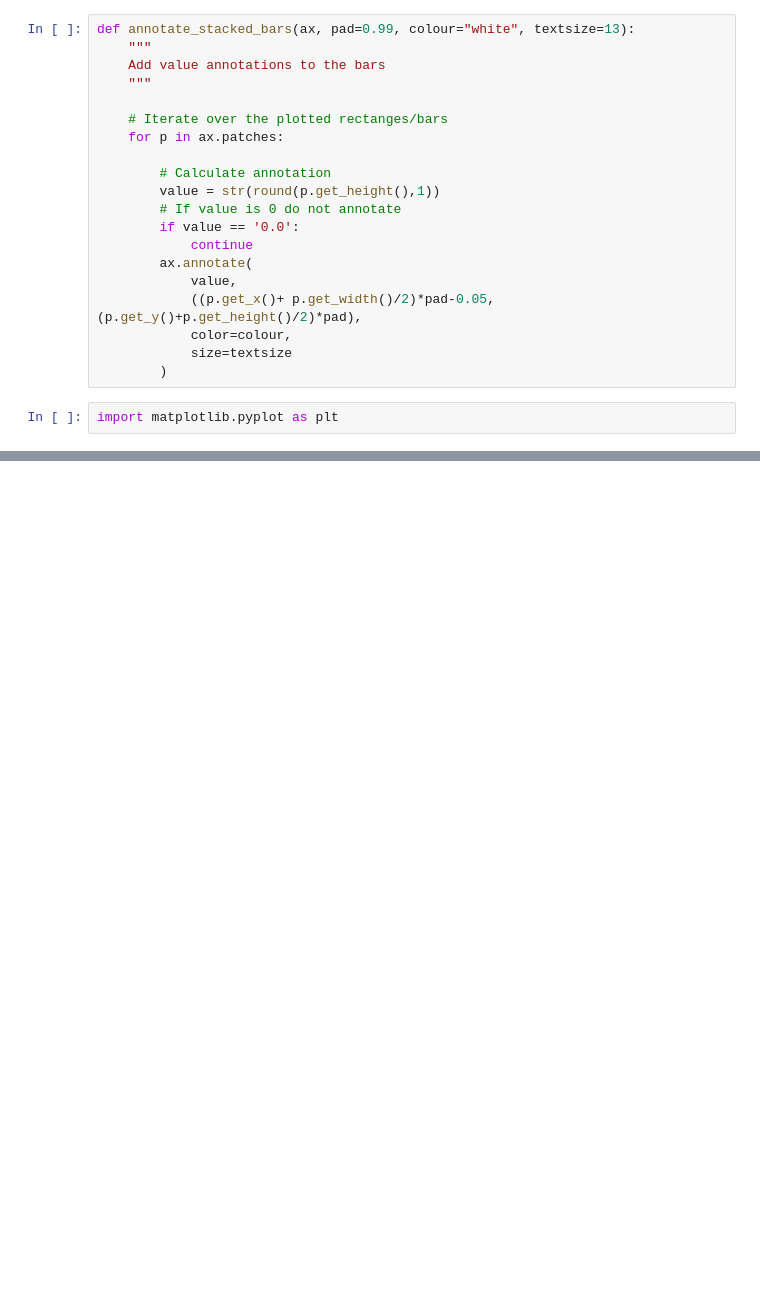
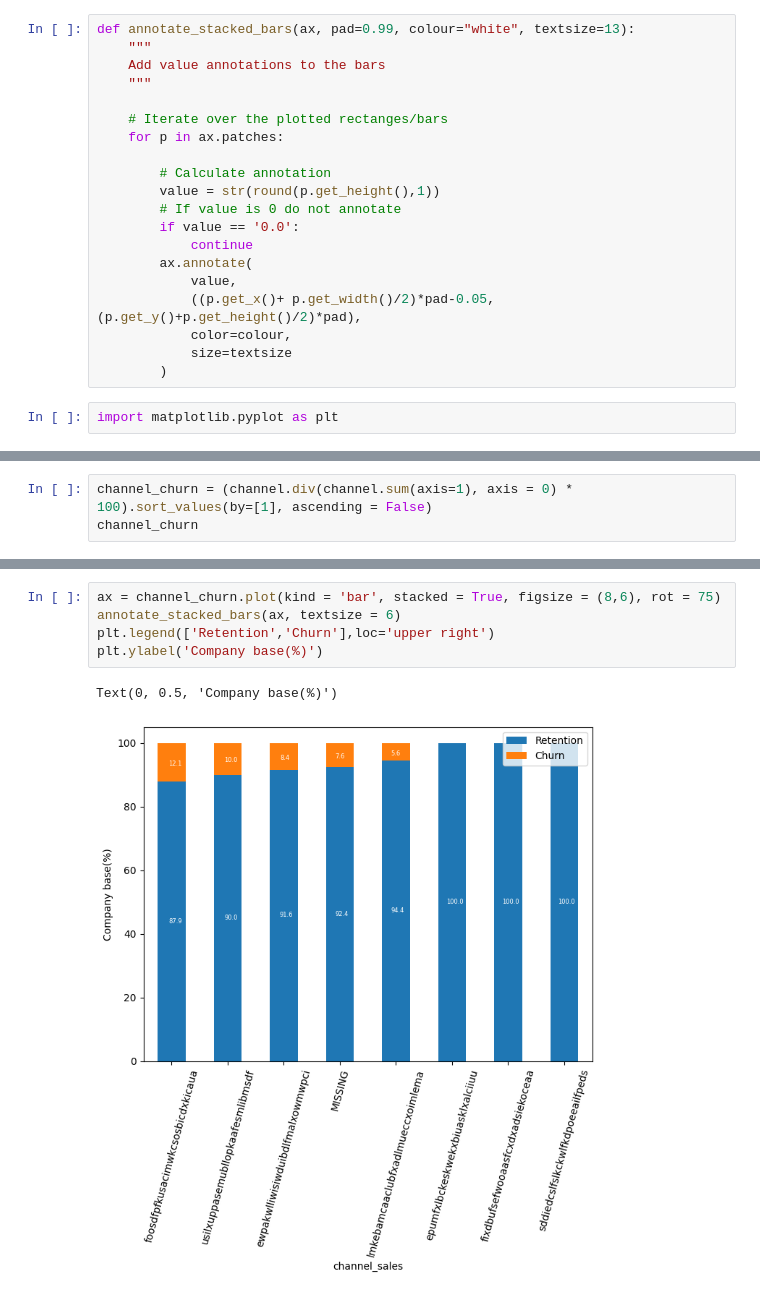
Before and after one commit to konyeinmg/BCG_virtual_intern, a Jupyter notebook: analysis.ipynb, the cells around one changed output, grey strips where cells are left out. Cells and saved outputs as stored; diff of their text form; blank space fills up the shorter version.

```diff
--- a/analysis.ipynb
+++ b/analysis.ipynb
@@ -214,0 +235,3 @@ plt.legend(
+# %%
+channel_churn = (channel.div(channel.sum(axis=1), axis = 0) * 100).sort_values(by=[1], ascending = False)
+channel_churn
@@ -214,0 +249,8 @@ plt.legend(
+# %%
+ax = channel_churn.plot(kind = 'bar', stacked = True, figsize = (8,6), rot = 75)
+annotate_stacked_bars(ax, textsize = 6)
+plt.legend(['Retention','Churn'],loc='upper right')
+plt.ylabel('Company base(%)')
+# %% [output]
+Text(0, 0.5, 'Company base(%)')
+[figure, added]
```
Also changed, not shown: parts of 4 cells of this notebook.
